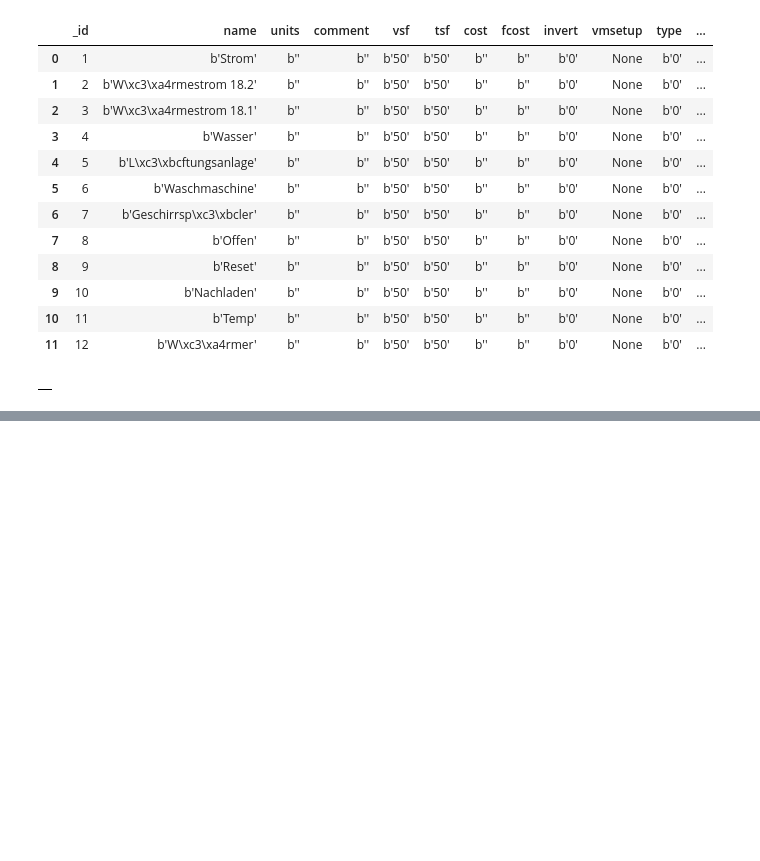
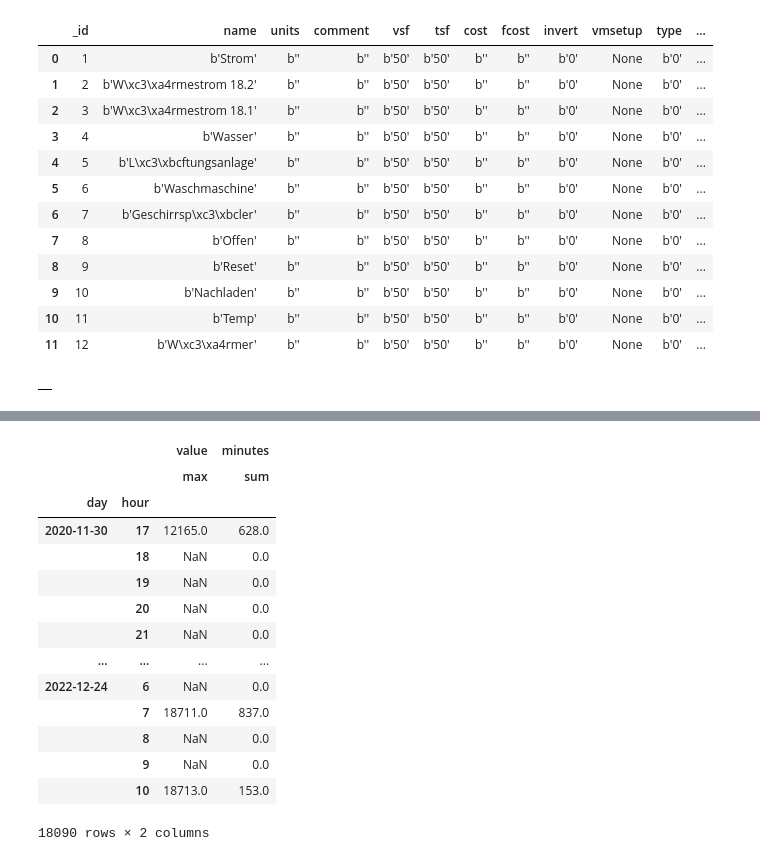
Before and after one commit to edalfon/strom, a Jupyter notebook: playground.ipynb, the cells around one changed output, grey strips where cells are left out. Saved outputs shown, nothing was run; the diff lists cells and outputs as text; code cells hidden in the pictures; blank space fills up the shorter version.

```diff
--- a/playground.ipynb
+++ b/playground.ipynb
@@ -96,0 +133,33 @@ ORDER BY date
+# %%
+import pandas as pd
+from numpy import nansum
+
+minute = pd.date_range(start=min(strom_df['date']), end=max(strom_df['date']), freq='min')
+
+minute_df = pd.DataFrame(dict(date = minute))
+minute_df = minute_df.merge(strom_df, on='date', how='left')
+minute_df['day'] = minute_df['date'].dt.date
+minute_df['hour'] = minute_df['date'].dt.hour
+minute_df['minute'] = minute_df['date'].dt.minute
+
+hour_df = minute_df.groupby(['day', 'hour']).agg({'value': ['max'], 'minutes': 'sum'})
+hour_df = minute_df.groupby(['day', 'hour']).agg({'value': ['max'], 'minutes': 'sum'})
+
+fig = px.scatter(hour_df, x='index', y='consumption_per_day')
+fig.show()
+# %% [output]
+|  |  | value | minutes |
+|  |  | max | sum |
+| day | hour |  |  |
+| 2020-11-30 | 17 | 12165.0 | 628.0 |
+|  | 18 | NaN | 0.0 |
+|  | 19 | NaN | 0.0 |
+|  | 20 | NaN | 0.0 |
+|  | 21 | NaN | 0.0 |
+| ... | ... | ... | ... |
+| 2022-12-24 | 6 | NaN | 0.0 |
+|  | 7 | 18711.0 | 837.0 |
+|  | 8 | NaN | 0.0 |
+|  | 9 | NaN | 0.0 |
+|  | 10 | 18713.0 | 153.0 |
+18090 rows × 2 columns
```
Also changed, not shown: parts of 11 cells of this notebook, 5 other files.
